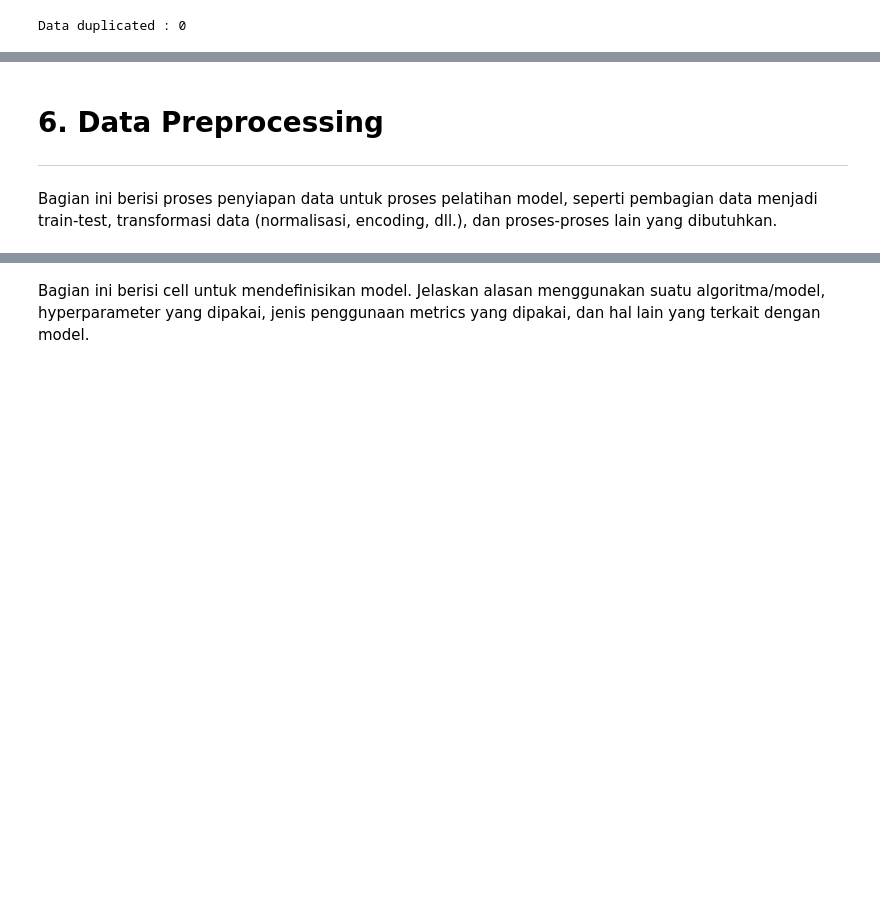
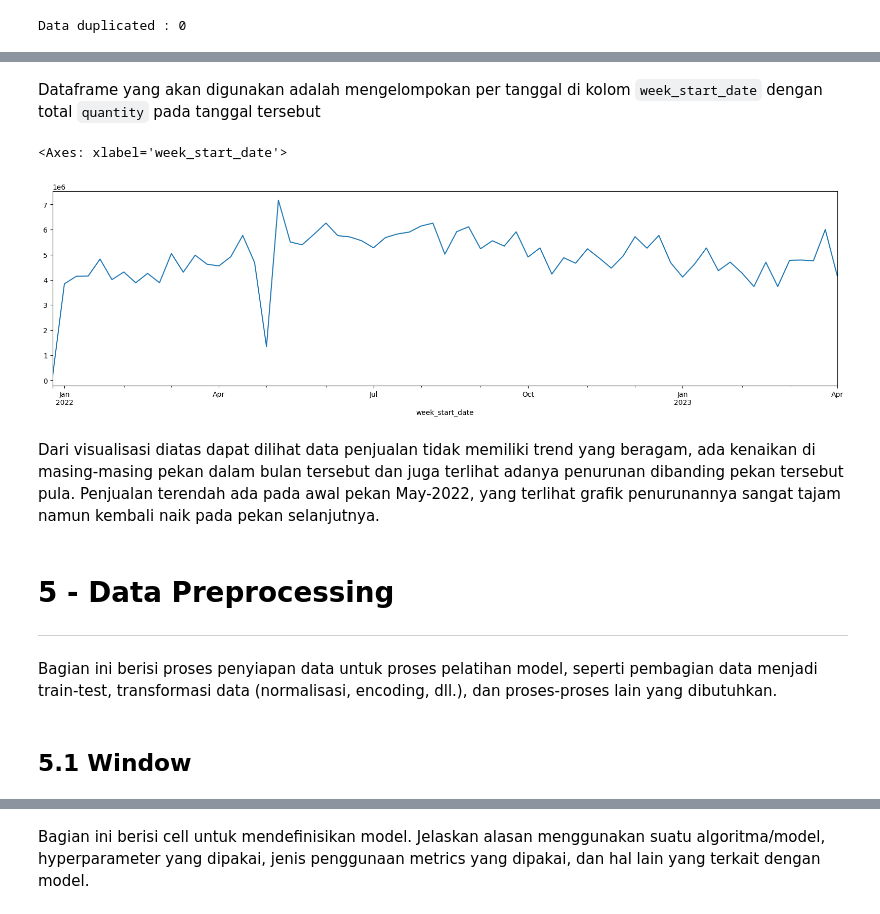
Before and after one commit to andik-alfauzi/Final-Project, a Jupyter notebook: Final_Project_Andik_Al_Fauzi.ipynb, the cells around one changed output, grey strips where cells are left out. Cells and saved outputs as stored; diff of their text form; code cells hidden in the pictures; blank space fills up the shorter version.

```diff
--- a/Final_Project_Andik_Al_Fauzi.ipynb
+++ b/Final_Project_Andik_Al_Fauzi.ipynb
@@ -120,6 +148,3 @@ copyData.loc[(copyData['quantity'] == 0)]
 | 72589 | 2022-47 | 2022-11-21 | 2022-11-27 | 6adc4ddabd44c5aa2f4c6105ceda926a | 0 |
 | 74199 | 2022-48 | 2022-11-28 | 2022-12-04 | 6adc4ddabd44c5aa2f4c6105ceda926a | 0 |
 | 75806 | 2022-49 | 2022-12-05 | 2022-12-11 | 6adc4ddabd44c5aa2f4c6105ceda926a | 0 |
-# %%
-# Data without zero values
-copyData = copyData.loc[(copyData['quantity'] != 0)]
@@ -284,0 +160,3 @@ find_best_model(df['Quantity'],3,3,3)
+# %%
+# Change into datetime
+copyData['week_start_date'] = pd.to_datetime(copyData['week_start_date'], format='%Y-%m-%d')
@@ -284,0 +165,6 @@ find_best_model(df['Quantity'],3,3,3)
+# %%
+# Get the dataframe
+sales = copyData.groupby('week_start_date')['quantity'].sum()
+
+# Display
+sales
@@ -285,6 +185,19 @@ find_best_model(df['Quantity'],3,3,3)
+# %% [markdown]
+Dataframe yang akan digunakan adalah mengelompokan per tanggal di kolom `week_start_date` dengan total `quantity` pada tanggal tersebut
+# %%
+# Trend Visualization
+
+sales.plot(figsize=(20,5))
+# %% [output]
+<Axes: xlabel='week_start_date'>
+[figure, added]
+# %% [markdown]
+Dari visualisasi diatas dapat dilihat data penjualan tidak memiliki trend yang beragam, ada kenaikan di masing-masing pekan dalam bulan tersebut dan juga terlihat adanya penurunan dibanding pekan tersebut pula. Penjualan terendah ada pada awal pekan May-2022, yang terlihat grafik penurunannya sangat tajam namun kembali naik pada pekan selanjutnya.
 # %% [markdown]
-# **6. Data Preprocessing**
+# **5 - Data Preprocessing**
 
 ---
 # %% [markdown]
 Bagian ini berisi proses penyiapan data untuk proses pelatihan model, seperti pembagian data menjadi train-test, transformasi data (normalisasi, encoding, dll.), dan proses-proses lain yang dibutuhkan.
+# %% [markdown]
+## 5.1 Window
```
Also changed, not shown: parts of 98 cells of this notebook, 2 other files.
